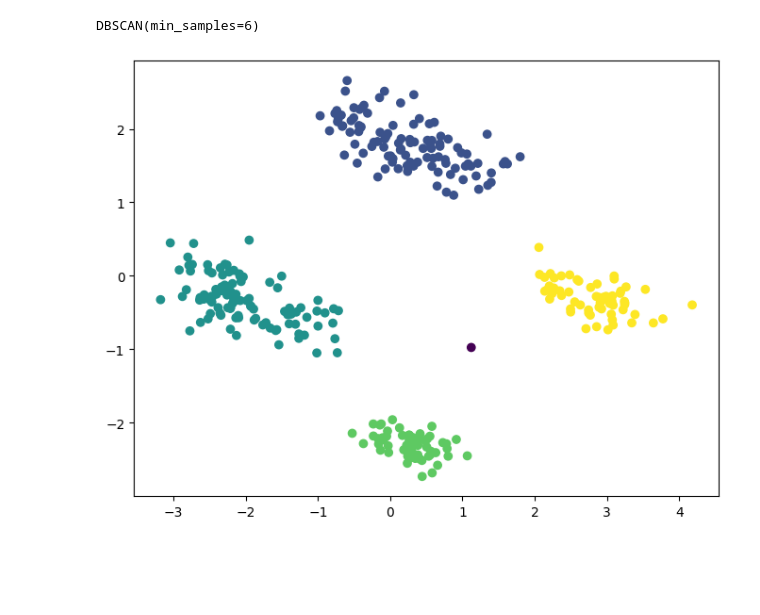
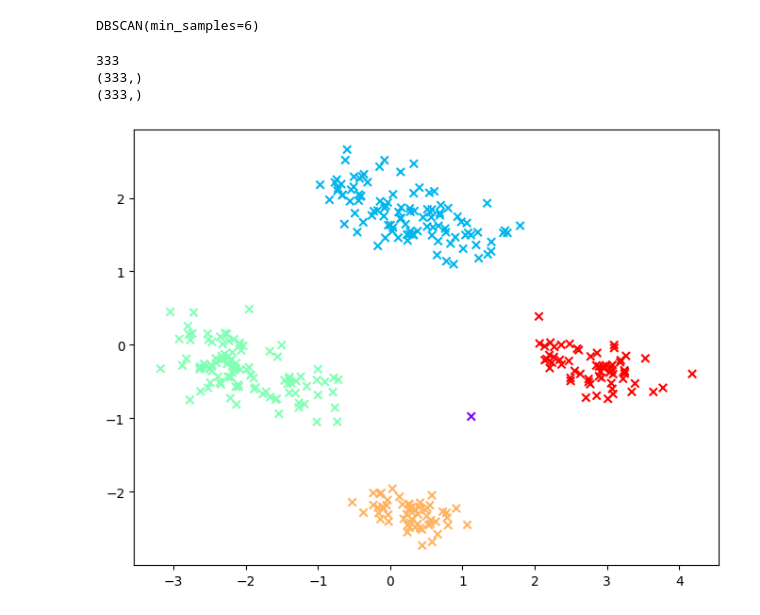
Before and after one commit to prasanna-venkatesh-m/penguin-species-clustering, a Jupyter notebook: DBSCAN_Clustering.ipynb, the cells around one changed output. Cells and saved outputs as stored; diff of their text form; code cells hidden in the pictures; blank space fills up the shorter version.

Commit message:
Providing the Noise data checking DBSCAN is working fine

```diff
--- a/DBSCAN_Clustering.ipynb
+++ b/DBSCAN_Clustering.ipynb
@@ -261,12 +261,20 @@ dbs = DBSCAN(eps=0.5, min_samples=6)
 dbs.fit(new_data)
 # %% [output]
 DBSCAN(min_samples=6)
+# %%
+print(len(dbs.labels_))
+print(new_data[0].shape)
+print(new_data[1].shape)
+# %% [output]
+333
+(333,)
+(333,)
 # %%
 plt.figure(figsize=(8,6))
-plt.scatter(new_data[0], new_data[1], c=dbs.labels_)
+plt.scatter(new_data[0], new_data[1], c=dbs.labels_, cmap="rainbow", marker='x')
 plt.show()
 # %% [output]
-[figure, old version]
+[figure, new version]
 # %%
 silhouette_score(new_data, dbs.labels_)
 # %% [output]
```
Also changed, not shown: parts of 8 cells of this notebook.
